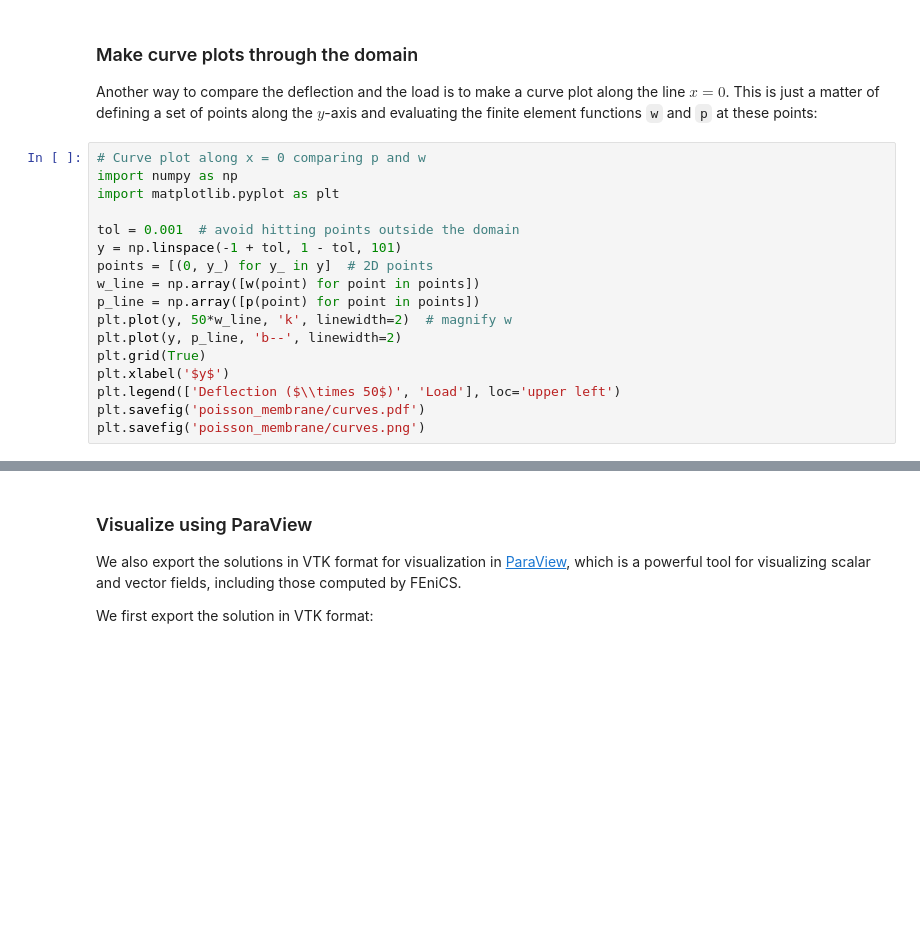
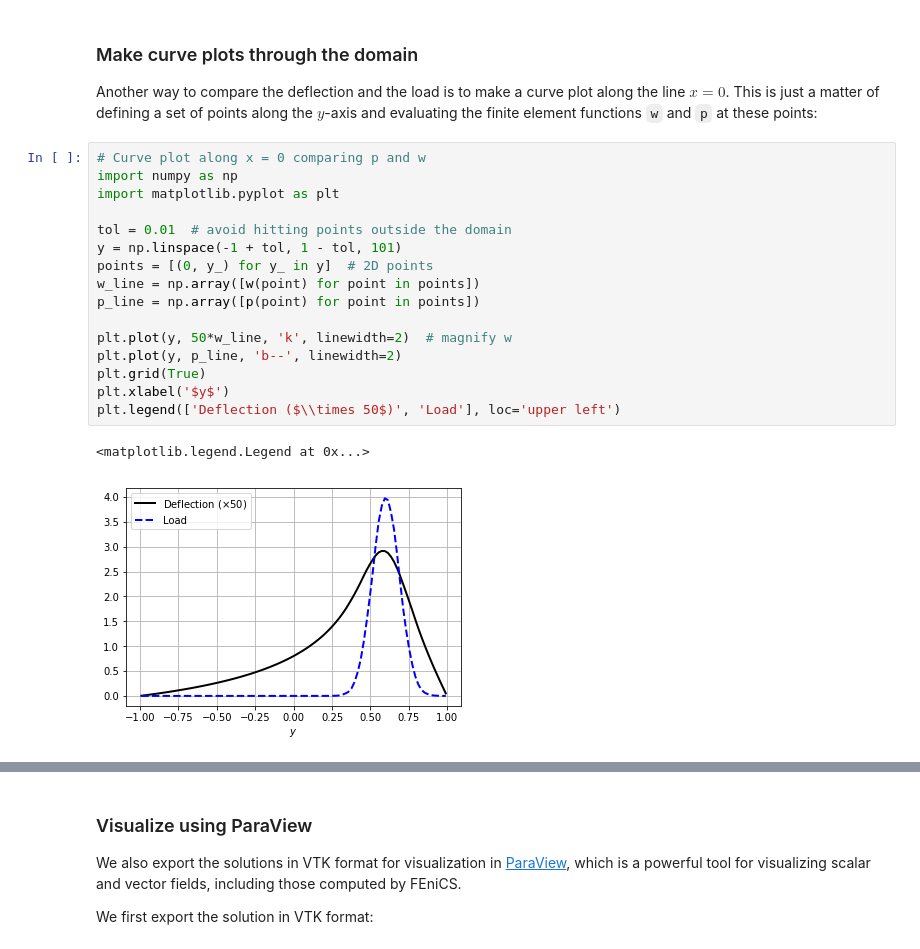
Before and after one commit to unifem/fenics-notes, a Jupyter notebook: notebooks/poisson_membrane.ipynb, the cells around one changed output, grey strips where cells are left out. Cells and saved outputs as stored; diff of their text form; blank space fills up the shorter version.

Commit message:
Updated Notebook for poisson_membrane

```diff
--- a/notebooks/poisson_membrane.ipynb
+++ b/notebooks/poisson_membrane.ipynb
@@ -132,17 +137,19 @@ at these points:
 # %%
 # Curve plot along x = 0 comparing p and w
 import numpy as np
 import matplotlib.pyplot as plt
 
-tol = 0.001  # avoid hitting points outside the domain
+tol = 0.01  # avoid hitting points outside the domain
 y = np.linspace(-1 + tol, 1 - tol, 101)
 points = [(0, y_) for y_ in y]  # 2D points
 w_line = np.array([w(point) for point in points])
 p_line = np.array([p(point) for point in points])
+
 plt.plot(y, 50*w_line, 'k', linewidth=2)  # magnify w
 plt.plot(y, p_line, 'b--', linewidth=2)
 plt.grid(True)
 plt.xlabel('$y$')
 plt.legend(['Deflection ($\\times 50$)', 'Load'], loc='upper left')
-plt.savefig('poisson_membrane/curves.pdf')
-plt.savefig('poisson_membrane/curves.png')
+# %% [output]
+<matplotlib.legend.Legend at 0x...>
+[figure, added]
```
Also changed, not shown: parts of 6 cells of this notebook.
